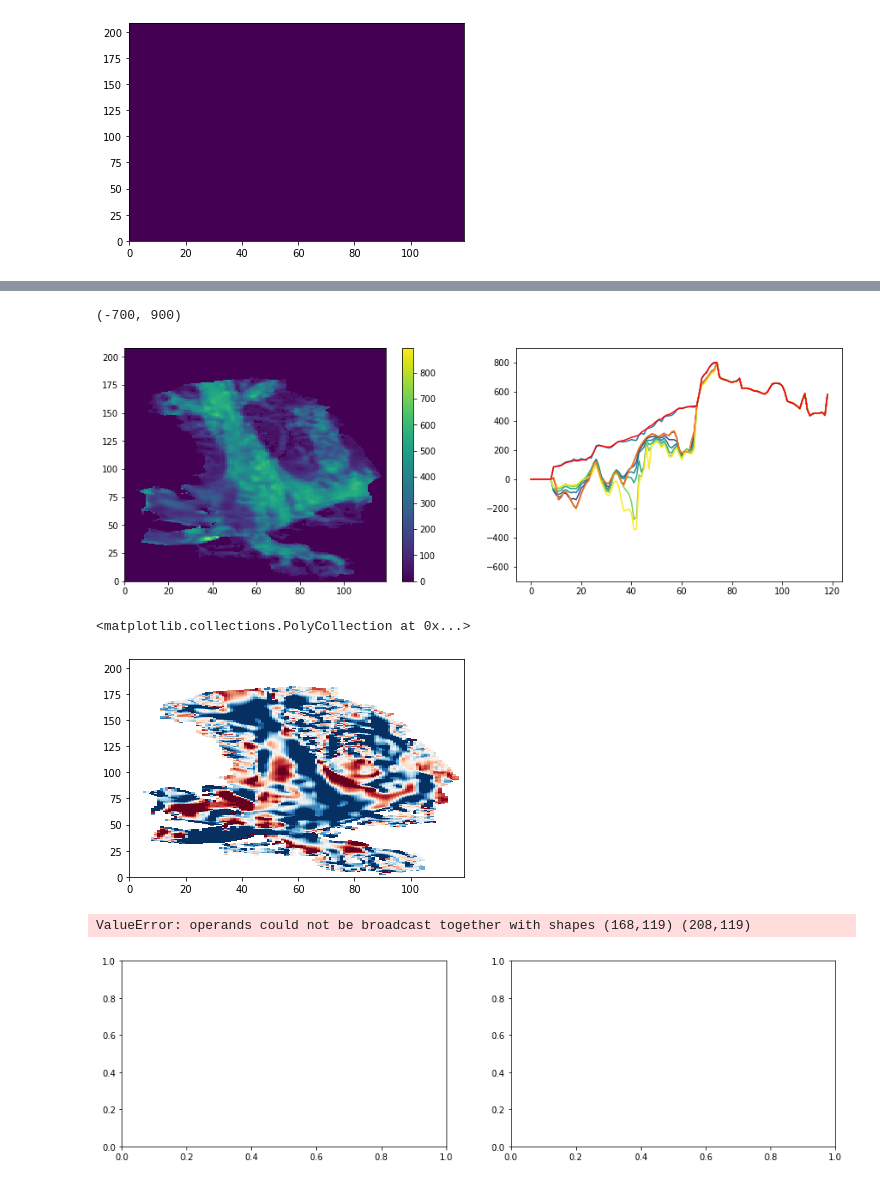
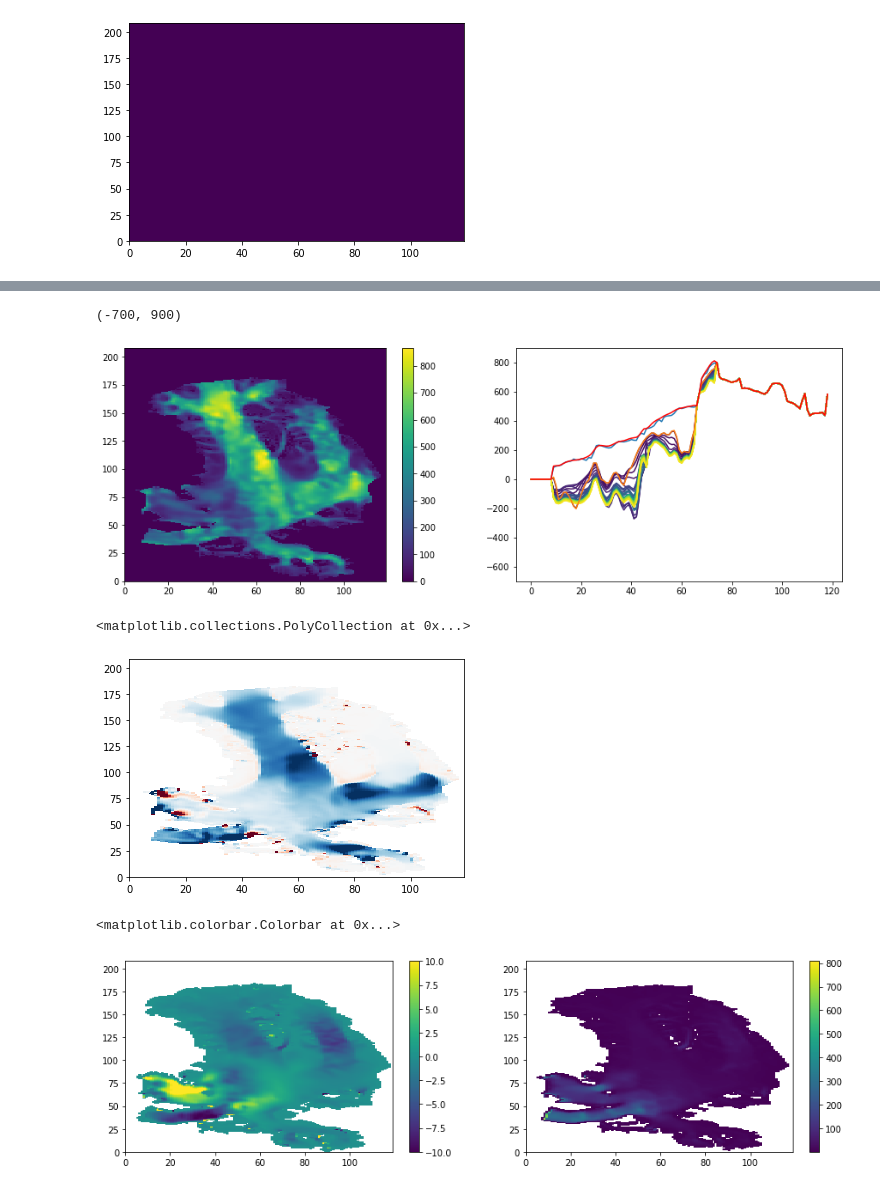
Before and after one commit to hahohe1892/thick_inv, a Jupyter notebook: Kronebreen-Kongsbreen.ipynb, the cells around one changed output, grey strips where cells are left out. Drawn from its saved outputs; the diff is of its cells as text; code cells hidden in the pictures.

```diff
--- a/Kronebreen-Kongsbreen.ipynb
+++ b/Kronebreen-Kongsbreen.ipynb
@@ -522,7 +523,7 @@ plt.pcolor(retreat_mask)
 ### bed recovery ###
 S_rec = deepcopy(NPI_DEM)
 S_rec[mask==0]=np.nan
-S_rec = gauss_filter(S_rec, .6, 3)
+S_rec = gauss_filter(S_rec, 1, 3)
 S_rec[mask==0]=NPI_DEM[mask==0]
 S_init = deepcopy(S_rec)
 
@@ -564,6 +565,10 @@ with open('kronebreen_kongsbreen_iteration_script.sh', 'w') as f:
     f.close()
 
 !chmod +x kronebreen_kongsbreen_iteration_script.sh
+# %%
+tauc_rec = (500+B_init)*1e3
+# %%
+pmax = 500
 # %%
 for p in tqdm.trange(0, pmax):
 
@@ -576,7 +581,8 @@ for p in tqdm.trange(0, pmax):
     nc_updated = NC('kronebreen_kongsbreen_iteration_in.nc', 'r+')
     nc_updated['topg'][0,:,:]=B_rec
     nc_updated['thk'][0,:,:]=h_old
-    nc_updated['tauc'][0,:,:]= (500+B_init)*1e3
+    #nc_updated['tauc'][0,:,:]= (500+B_init)*1e3
+    nc_updated['tauc'][0,:,:]= tauc_rec
     #nc_updated['tillphi'][:,:]= np.maximum(np.minimum(8 + (B_rec+300)*((40-8)/(700+300)), 40), 8)
     nc_updated.close()
 
@@ -603,6 +609,7 @@ for p in tqdm.trange(0, pmax):
     #misfit /= (10 + diff**1.01 / (np.median(diff[mask==1]**1.01)+1e-5))
 
     B_rec = B_rec - beta * (misfit)
+    #tauc_rec = tauc_rec + beta * misfit * 1e4
     S_rec[np.logical_and(mask==1, h_rec>20)] += (beta*0.05) * misfit[np.logical_and(mask==1, h_rec>20)]
 
     slope_iter = rd.TerrainAttribute(rd.rdarray(S_rec, no_data=-9999), attrib='slope_riserun')/res
@@ -672,21 +679,21 @@ lines2 = axes[1].plot(range(nx), S_rec[40,:], color='r')
 axes[1].set_ylim([-700,900])
 # %% [output]
 (-700, 900)
-[figure, old version]
+[figure, new version]
 # %%
 plt.pcolor(misfit_all[-1], cmap='RdBu', vmin=-1, vmax=1)
 # %% [output]
 <matplotlib.collections.PolyCollection at 0x...>
-[figure, old version]
+[figure, new version]
 # %%
 fig, ax = plt.subplots(1,2, figsize=(15,4))
-field = ax[0].pcolor(R2_Vel*mask)
+field = ax[0].pcolor((vel_all[-1]-vel_all[-29])*mask, vmin = -10, vmax = 10)
 field1 = ax[1].pcolor(np.maximum(0,get_nc_data('kronebreen_kongsbreen_iteration_out.nc', 'velsurf_mag', 0)))
 fig.colorbar(field, ax = ax[0])
 fig.colorbar(field1, ax = ax[1])
 # %% [output]
-ValueError: operands could not be broadcast together with shapes (168,119) (208,119)
+<matplotlib.colorbar.Colorbar at 0x...>
-[figure, old version]
+[figure, new version]
 # %%
 fig, ax = plt.subplots()
 points = ax.scatter(vel_0914, get_nearest(x,y,get_nc_data('kronebreen_kongsbreen_iteration_out.nc', 'velsurf_mag', 0), vel_x, vel_y))
```
Also changed, not shown: parts of 11 cells of this notebook.
